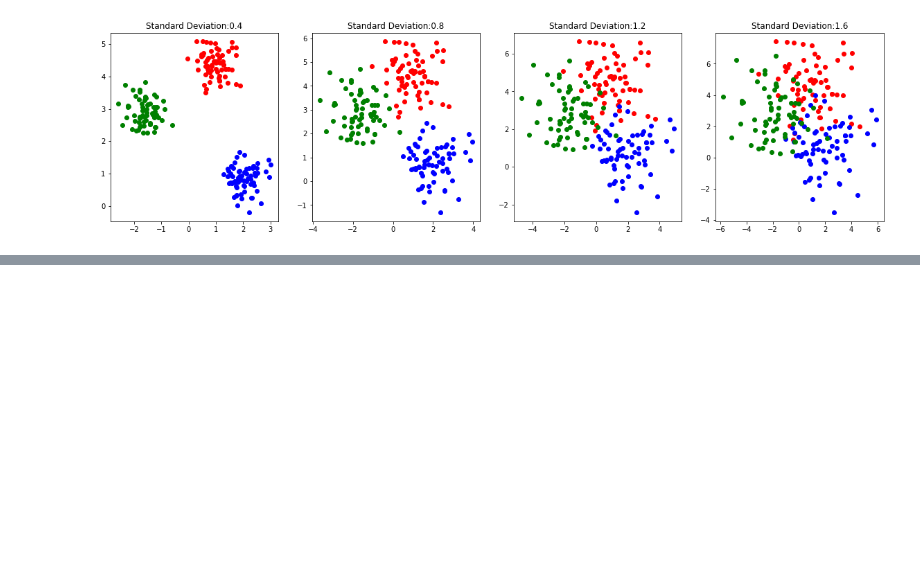
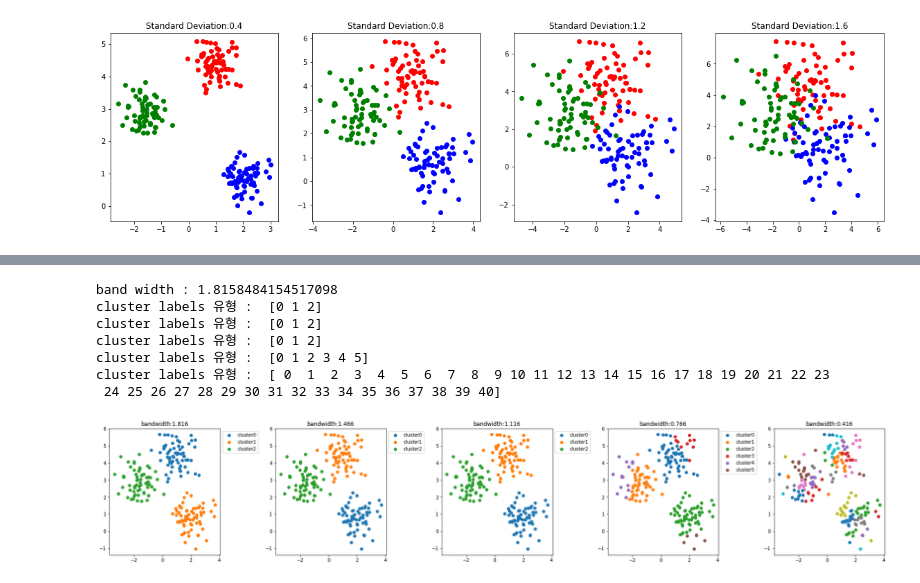
Before and after one commit to ominiv/ML, a Jupyter notebook: Practice/Clustering.ipynb, the cells around one changed output, grey strips where cells are left out. Cells and saved outputs as stored; diff of their text form; code cells hidden in the pictures; blank space fills up the shorter version.

Commit message:
MeanShist

```diff
--- a/Practice/Clustering.ipynb
+++ b/Practice/Clustering.ipynb
@@ -130,0 +144,39 @@ for j in range(4):
+# %%
+import numpy as np
+import pandas as pd
+from sklearn.datasets import make_blobs
+from sklearn.cluster import MeanShift, estimate_bandwidth
+import matplotlib.pyplot as plt
+X,y = make_blobs(n_samples=200, n_features=2, centers=3,cluster_std=0.7,random_state=0)
+
+# 최적 bandwidth 계산
+bandwidth=estimate_bandwidth(X)
+print('band width :',bandwidth)
+
+fig, axs = plt.subplots(figsize=(30,5),ncols=5)
+fig.subplots_adjust(wspace=0.5)
+for j in range(5):
+    # 평균이동 군집화
+    meanshift = MeanShift(bandwidth=bandwidth)
+    cluster_labels = meanshift.fit_predict(X)
+    print('cluster labels 유형 : ',np.unique(cluster_labels))
+
+    DF = pd.DataFrame(data=X)
+    DF['cluster'] = cluster_labels
+    clusters = np.unique(cluster_labels)
+    for i , cluster in enumerate(clusters):
+        axs[j].scatter(x=DF[DF['cluster']==i][0],y=DF[DF['cluster']==i][1], label='cluster'+str(i))
+    axs[j].set_title('bandwidth:'+ str(np.round(bandwidth,3)))
+    if len(clusters)<=6 :
+        axs[j].legend(bbox_to_anchor=(1, 1))
+    bandwidth -=0.35
+fig.savefig('Meanshift_plot.png')
+# %% [output]
+band width : 1.8158484154517098
+cluster labels 유형 :  [0 1 2]
+cluster labels 유형 :  [0 1 2]
+cluster labels 유형 :  [0 1 2]
+cluster labels 유형 :  [0 1 2 3 4 5]
+cluster labels 유형 :  [ 0  1  2  3  4  5  6  7  8  9 10 11 12 13 14 15 16 17 18 19 20 21 22 23
+ 24 25 26 27 28 29 30 31 32 33 34 35 36 37 38 39 40]
+[figure, added]
```
Also changed, not shown: parts of 3 cells of this notebook.
